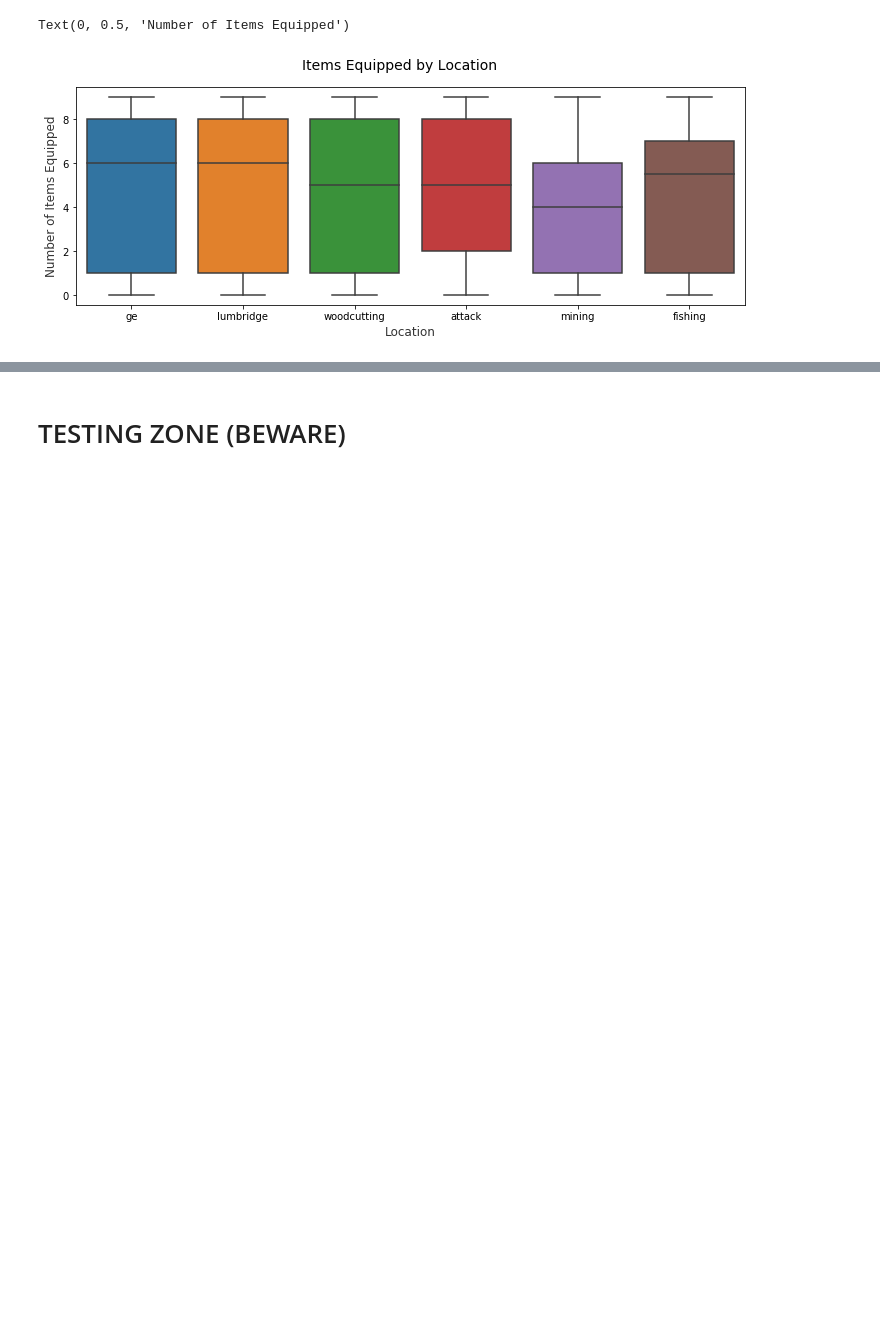
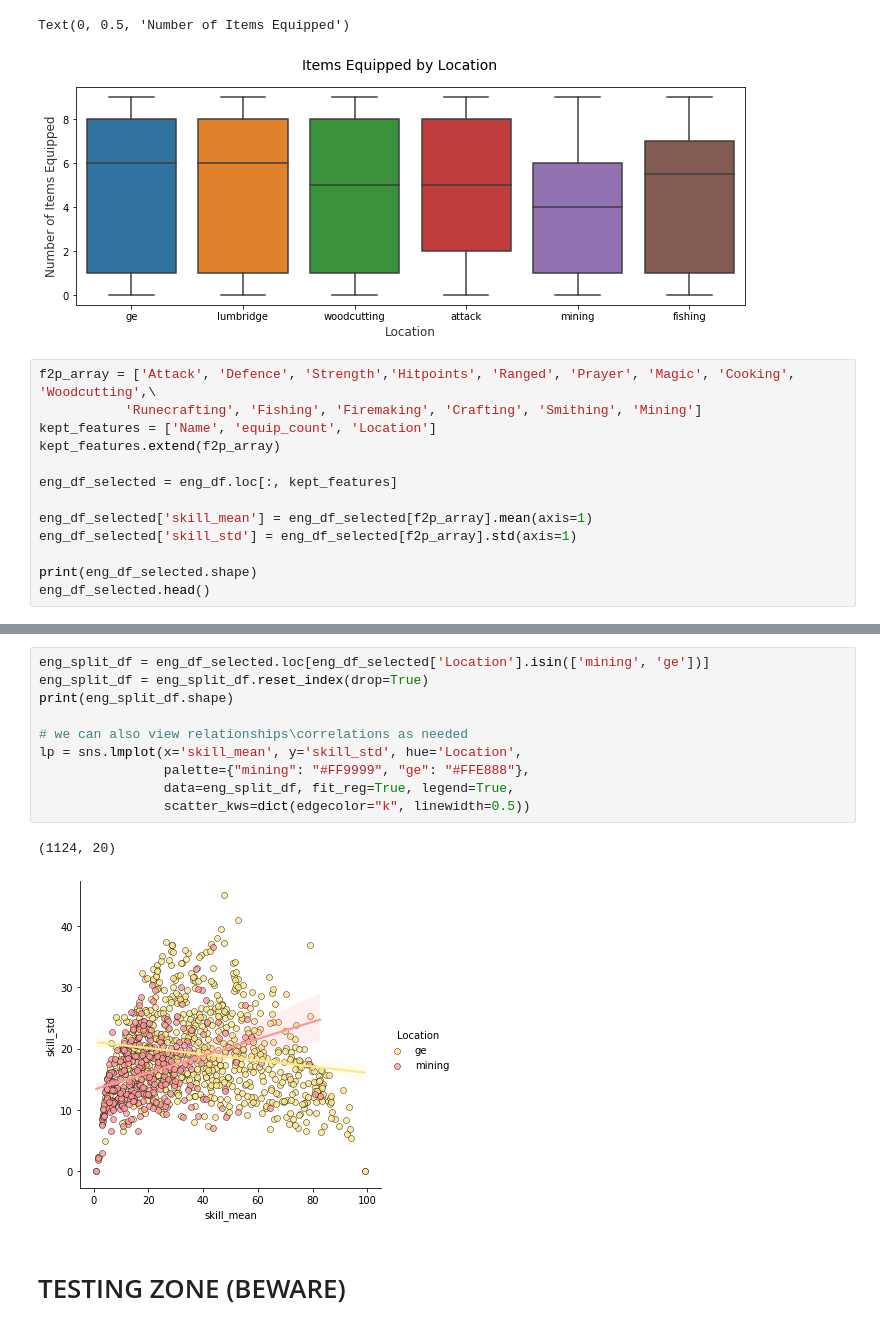
Before and after one commit to chriskok/BotClassification-OSRS, a Jupyter notebook: EDA.ipynb, the cells around one changed output, grey strips where cells are left out. Saved outputs shown, nothing was run; the diff lists cells and outputs as text; blank space fills up the shorter version.

Commit message:
Added std and mean, plus clear viz of difference

```diff
--- a/EDA.ipynb
+++ b/EDA.ipynb
@@ -258,3 +258,16 @@ ax.set_ylabel("Number of Items Equipped",size = 12,alpha=0.8)
 # %% [output]
 Text(0, 0.5, 'Number of Items Equipped')
 [figure]
+# %%
+f2p_array = ['Attack', 'Defence', 'Strength','Hitpoints', 'Ranged', 'Prayer', 'Magic', 'Cooking', 'Woodcutting',\
+           'Runecrafting', 'Fishing', 'Firemaking', 'Crafting', 'Smithing', 'Mining']
+kept_features = ['Name', 'equip_count', 'Location']
+kept_features.extend(f2p_array)
+
+eng_df_selected = eng_df.loc[:, kept_features]
+
+eng_df_selected['skill_mean'] = eng_df_selected[f2p_array].mean(axis=1)
+eng_df_selected['skill_std'] = eng_df_selected[f2p_array].std(axis=1)
+
+print(eng_df_selected.shape)
+eng_df_selected.head()
@@ -261,3 +282,16 @@ Text(0, 0.5, 'Number of Items Equipped')
+# %%
+eng_split_df = eng_df_selected.loc[eng_df_selected['Location'].isin(['mining', 'ge'])]
+eng_split_df = eng_split_df.reset_index(drop=True)
+print(eng_split_df.shape)
+
+# we can also view relationships\correlations as needed
+lp = sns.lmplot(x='skill_mean', y='skill_std', hue='Location',
+                palette={"mining": "#FF9999", "ge": "#FFE888"},
+                data=eng_split_df, fit_reg=True, legend=True,
+                scatter_kws=dict(edgecolor="k", linewidth=0.5))
+# %% [output]
+(1124, 20)
+[figure, added]
 # %% [markdown]
 # TESTING ZONE (BEWARE)
 # %%
```
Also changed, not shown: parts of 1 cell of this notebook.
